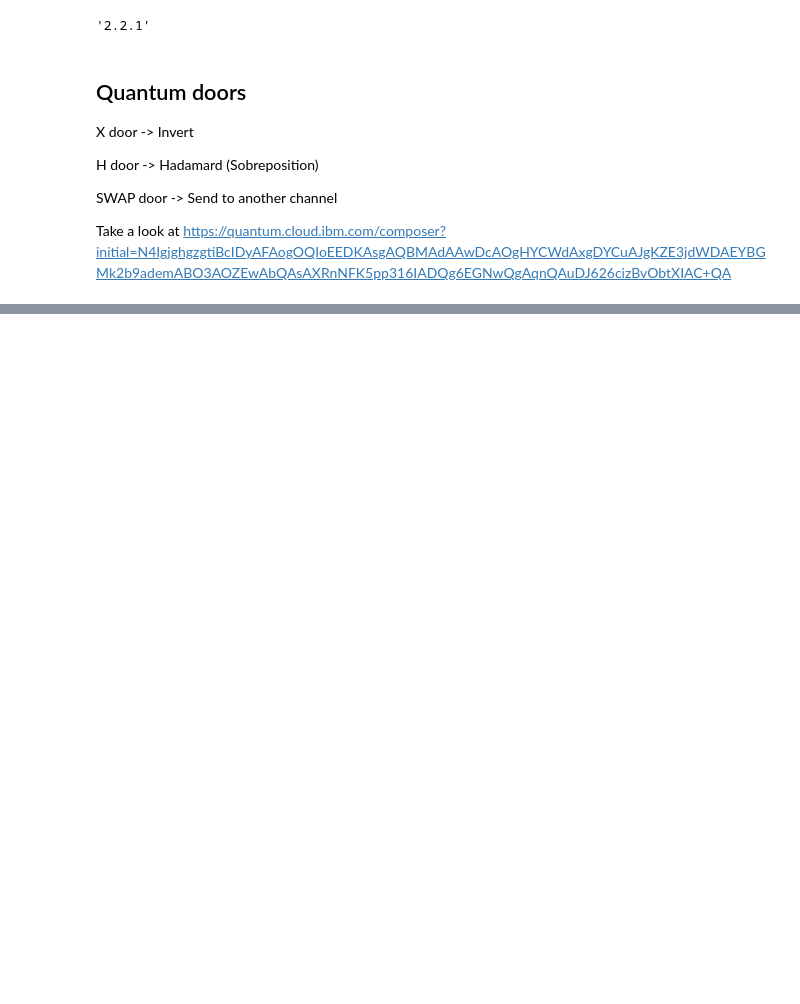
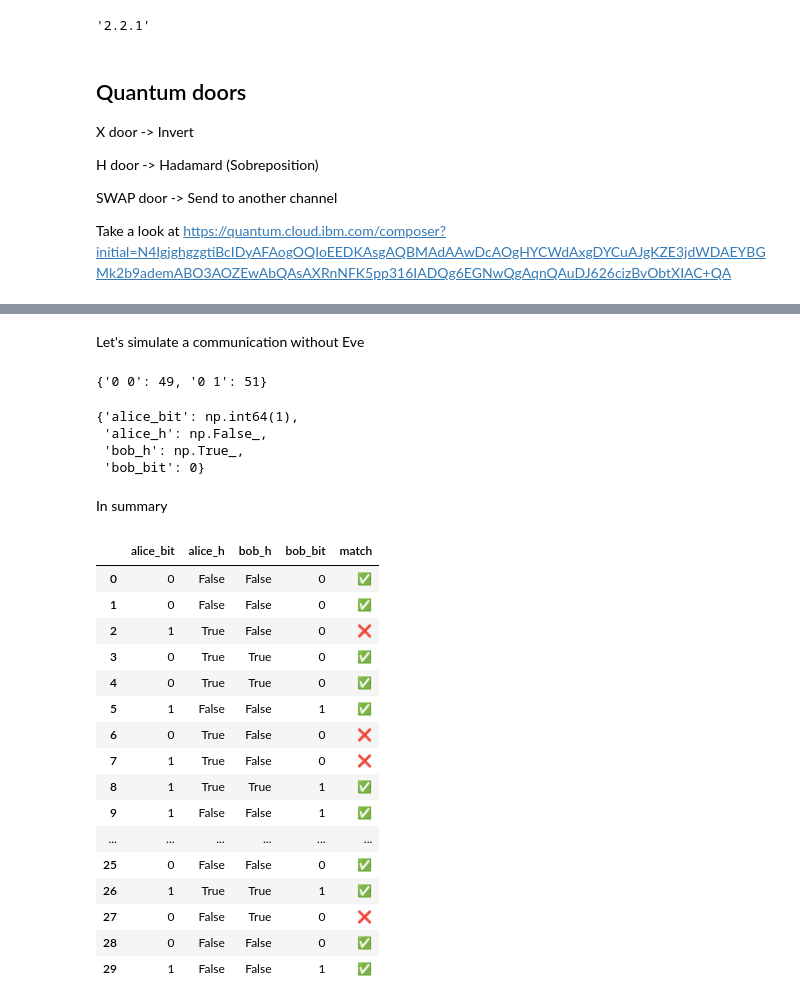
Before and after one commit to ManuelADSantos/Quantum_Computing_Specialization, a Jupyter notebook: classes/BB84.ipynb, the cells around one changed output, grey strips where cells are left out. Drawn from its saved outputs; the diff is of its cells as text; code cells hidden in the pictures; blank space fills up the shorter version.

```diff
--- a/classes/BB84.ipynb
+++ b/classes/BB84.ipynb
@@ -84,0 +84,20 @@ ME: 1/════════════════════════
+# %% [markdown]
+Let's simulate a communication without Eve
+# %%
+job = simulator.run(qc, shots=100)
+counts = job.result().get_counts()
+# counts = job.result().results[0].data.counts
+counts
+# %% [output]
+{'0 0': 49, '0 1': 51}
+# %%
+situation['bob_bit'] = 0 if '0 0' in counts else 1
+# situation['bob_bit'] = 0 if '0x0' in counts else 1
+situation
+# %% [output]
+{'alice_bit': np.int64(1),
+ 'alice_h': np.False_,
+ 'bob_h': np.True_,
+ 'bob_bit': 0}
+# %% [markdown]
+In summary
@@ -84,0 +140,22 @@ ME: 1/════════════════════════
+# %%
+df = pd.DataFrame(data)
+df['match'] = df.apply(lambda row: '✅' if row['alice_h'] == row['bob_h'] else '❌', axis=1)
+df
+# %% [output]
+|  | alice_bit | alice_h | bob_h | bob_bit | match |
+| 0 | 0 | False | False | 0 | ✅ |
+| 1 | 0 | False | False | 0 | ✅ |
+| 2 | 1 | True | False | 0 | ❌ |
+| 3 | 0 | True | True | 0 | ✅ |
+| 4 | 0 | True | True | 0 | ✅ |
+| 5 | 1 | False | False | 1 | ✅ |
+| 6 | 0 | True | False | 0 | ❌ |
+| 7 | 1 | True | False | 0 | ❌ |
+| 8 | 1 | True | True | 1 | ✅ |
+| 9 | 1 | False | False | 1 | ✅ |
+| ... | ... | ... | ... | ... | ... |
+| 25 | 0 | False | False | 0 | ✅ |
+| 26 | 1 | True | True | 1 | ✅ |
+| 27 | 0 | False | True | 0 | ❌ |
+| 28 | 0 | False | False | 0 | ✅ |
+| 29 | 1 | False | False | 1 | ✅ |
```
Also changed, not shown: parts of 14 cells of this notebook.
